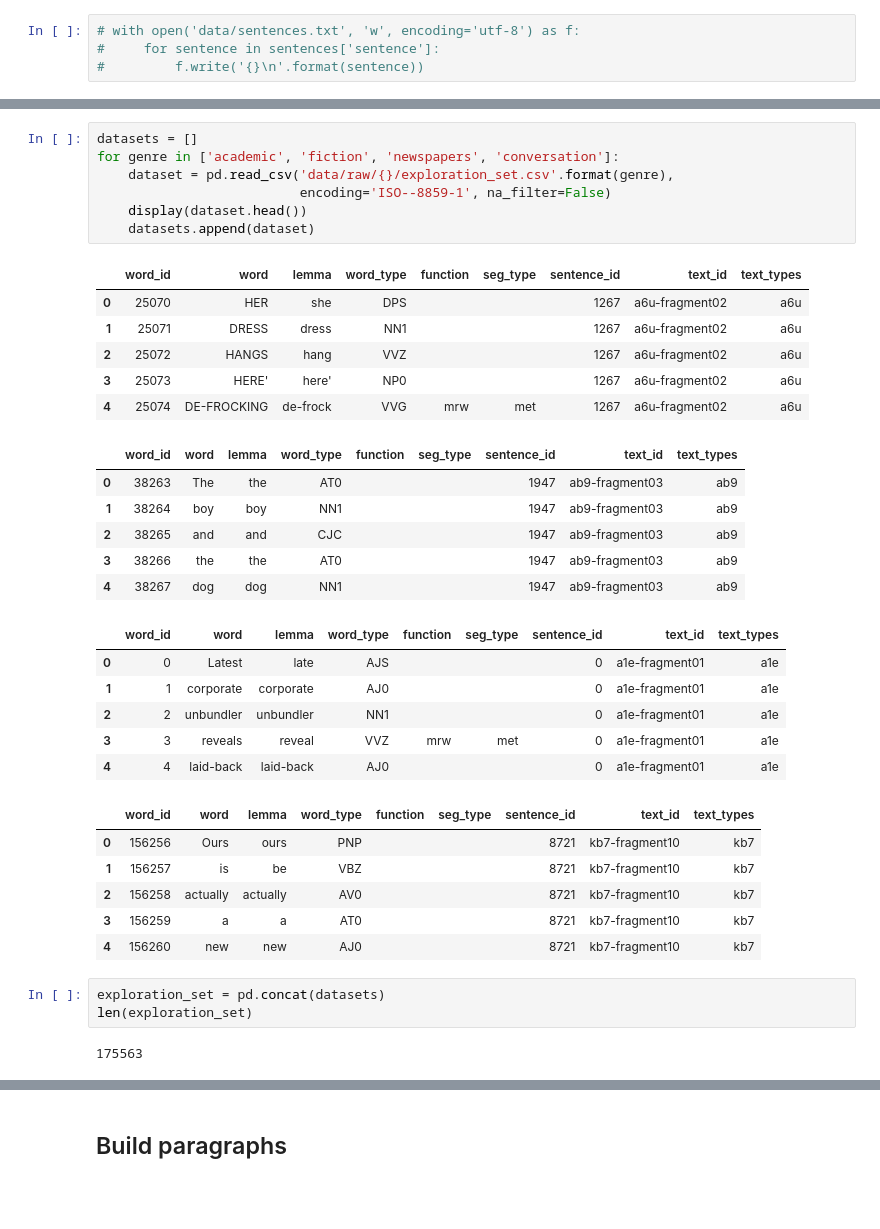
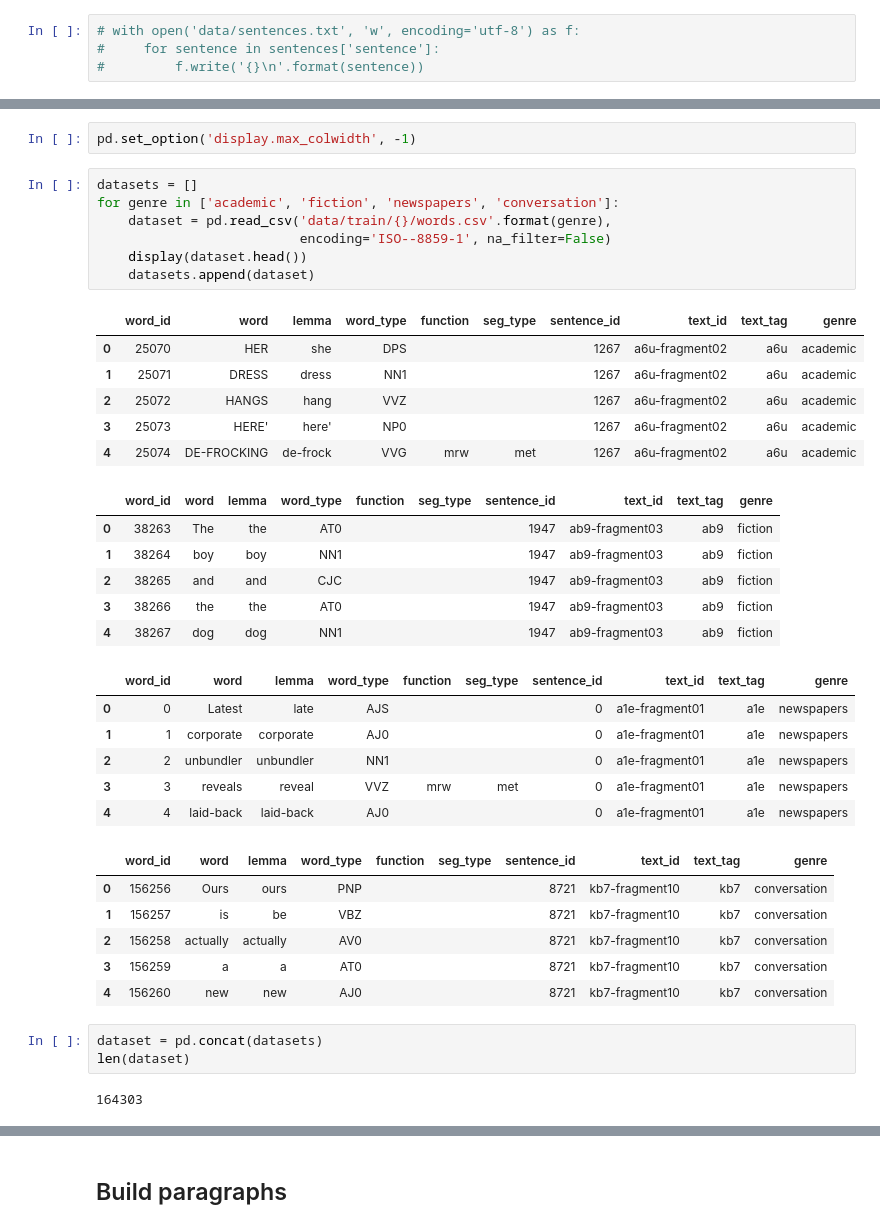
Before and after one commit to Sunflower/CPSC-488A, a Jupyter notebook: Longest Chains.ipynb, the cells around one changed output, grey strips where cells are left out. Saved outputs shown, nothing was run; the diff lists cells and outputs as text; blank space fills up the shorter version.

```diff
--- a/Longest Chains.ipynb
+++ b/Longest Chains.ipynb
@@ -7,38 +12,40 @@ import pandas as pd
+# %%
+pd.set_option('display.max_colwidth', -1)
 # %%
 datasets = []
 for genre in ['academic', 'fiction', 'newspapers', 'conversation']:
-    dataset = pd.read_csv('data/raw/{}/exploration_set.csv'.format(genre),
+    dataset = pd.read_csv('data/train/{}/words.csv'.format(genre),
                           encoding='ISO--8859-1', na_filter=False)
     display(dataset.head())
     datasets.append(dataset)
 # %% [output]
-|  | word_id | word | lemma | word_type | function | seg_type | sentence_id | text_id | text_types |
-| 0 | 25070 | HER | she | DPS |  |  | 1267 | a6u-fragment02 | a6u |
-| 1 | 25071 | DRESS | dress | NN1 |  |  | 1267 | a6u-fragment02 | a6u |
-| 2 | 25072 | HANGS | hang | VVZ |  |  | 1267 | a6u-fragment02 | a6u |
-| 3 | 25073 | HERE' | here' | NP0 |  |  | 1267 | a6u-fragment02 | a6u |
-| 4 | 25074 | DE-FROCKING | de-frock | VVG | mrw | met | 1267 | a6u-fragment02 | a6u |
+|  | word_id | word | lemma | word_type | function | seg_type | sentence_id | text_id | text_tag | genre |
+| 0 | 25070 | HER | she | DPS |  |  | 1267 | a6u-fragment02 | a6u | academic |
+| 1 | 25071 | DRESS | dress | NN1 |  |  | 1267 | a6u-fragment02 | a6u | academic |
+| 2 | 25072 | HANGS | hang | VVZ |  |  | 1267 | a6u-fragment02 | a6u | academic |
+| 3 | 25073 | HERE' | here' | NP0 |  |  | 1267 | a6u-fragment02 | a6u | academic |
+| 4 | 25074 | DE-FROCKING | de-frock | VVG | mrw | met | 1267 | a6u-fragment02 | a6u | academic |
-|  | word_id | word | lemma | word_type | function | seg_type | sentence_id | text_id | text_types |
-| 0 | 38263 | The | the | AT0 |  |  | 1947 | ab9-fragment03 | ab9 |
-| 1 | 38264 | boy | boy | NN1 |  |  | 1947 | ab9-fragment03 | ab9 |
-| 2 | 38265 | and | and | CJC |  |  | 1947 | ab9-fragment03 | ab9 |
-| 3 | 38266 | the | the | AT0 |  |  | 1947 | ab9-fragment03 | ab9 |
-| 4 | 38267 | dog | dog | NN1 |  |  | 1947 | ab9-fragment03 | ab9 |
+|  | word_id | word | lemma | word_type | function | seg_type | sentence_id | text_id | text_tag | genre |
+| 0 | 38263 | The | the | AT0 |  |  | 1947 | ab9-fragment03 | ab9 | fiction |
+| 1 | 38264 | boy | boy | NN1 |  |  | 1947 | ab9-fragment03 | ab9 | fiction |
+| 2 | 38265 | and | and | CJC |  |  | 1947 | ab9-fragment03 | ab9 | fiction |
+| 3 | 38266 | the | the | AT0 |  |  | 1947 | ab9-fragment03 | ab9 | fiction |
+| 4 | 38267 | dog | dog | NN1 |  |  | 1947 | ab9-fragment03 | ab9 | fiction |
-|  | word_id | word | lemma | word_type | function | seg_type | sentence_id | text_id | text_types |
-| 0 | 0 | Latest | late | AJS |  |  | 0 | a1e-fragment01 | a1e |
-| 1 | 1 | corporate | corporate | AJ0 |  |  | 0 | a1e-fragment01 | a1e |
-| 2 | 2 | unbundler | unbundler | NN1 |  |  | 0 | a1e-fragment01 | a1e |
-| 3 | 3 | reveals | reveal | VVZ | mrw | met | 0 | a1e-fragment01 | a1e |
-| 4 | 4 | laid-back | laid-back | AJ0 |  |  | 0 | a1e-fragment01 | a1e |
+|  | word_id | word | lemma | word_type | function | seg_type | sentence_id | text_id | text_tag | genre |
+| 0 | 0 | Latest | late | AJS |  |  | 0 | a1e-fragment01 | a1e | newspapers |
+| 1 | 1 | corporate | corporate | AJ0 |  |  | 0 | a1e-fragment01 | a1e | newspapers |
+| 2 | 2 | unbundler | unbundler | NN1 |  |  | 0 | a1e-fragment01 | a1e | newspapers |
+| 3 | 3 | reveals | reveal | VVZ | mrw | met | 0 | a1e-fragment01 | a1e | newspapers |
+| 4 | 4 | laid-back | laid-back | AJ0 |  |  | 0 | a1e-fragment01 | a1e | newspapers |
-|  | word_id | word | lemma | word_type | function | seg_type | sentence_id | text_id | text_types |
-| 0 | 156256 | Ours | ours | PNP |  |  | 8721 | kb7-fragment10 | kb7 |
-| 1 | 156257 | is | be | VBZ |  |  | 8721 | kb7-fragment10 | kb7 |
-| 2 | 156258 | actually | actually | AV0 |  |  | 8721 | kb7-fragment10 | kb7 |
-| 3 | 156259 | a | a | AT0 |  |  | 8721 | kb7-fragment10 | kb7 |
-| 4 | 156260 | new | new | AJ0 |  |  | 8721 | kb7-fragment10 | kb7 |
+|  | word_id | word | lemma | word_type | function | seg_type | sentence_id | text_id | text_tag | genre |
+| 0 | 156256 | Ours | ours | PNP |  |  | 8721 | kb7-fragment10 | kb7 | conversation |
+| 1 | 156257 | is | be | VBZ |  |  | 8721 | kb7-fragment10 | kb7 | conversation |
+| 2 | 156258 | actually | actually | AV0 |  |  | 8721 | kb7-fragment10 | kb7 | conversation |
+| 3 | 156259 | a | a | AT0 |  |  | 8721 | kb7-fragment10 | kb7 | conversation |
+| 4 | 156260 | new | new | AJ0 |  |  | 8721 | kb7-fragment10 | kb7 | conversation |
 # %%
-exploration_set = pd.concat(datasets)
-len(exploration_set)
+dataset = pd.concat(datasets)
+len(dataset)
 # %% [output]
-175563
+164303
 # %%
```
Also changed, not shown: parts of 29 cells of this notebook, 4 other files.
